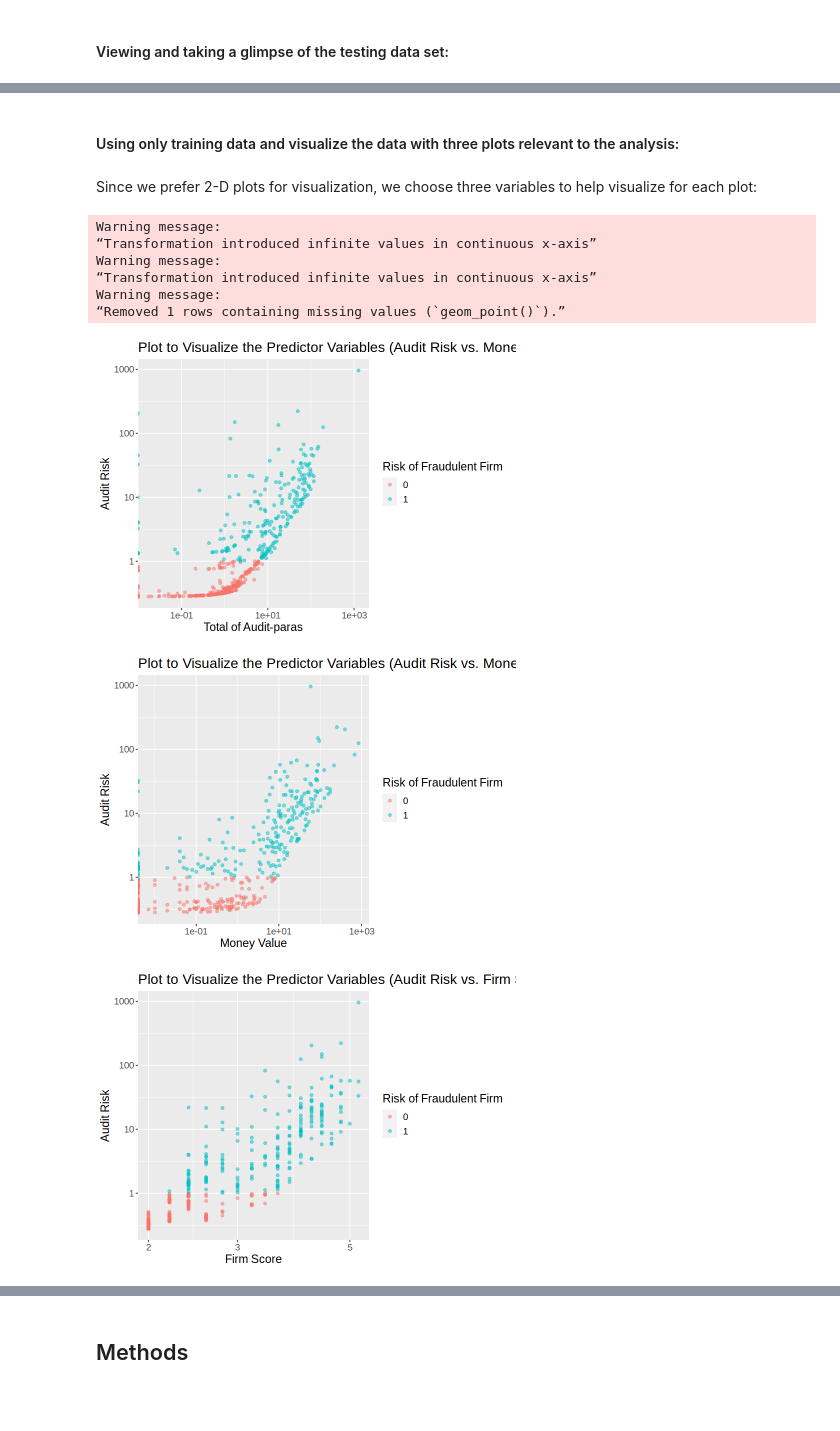
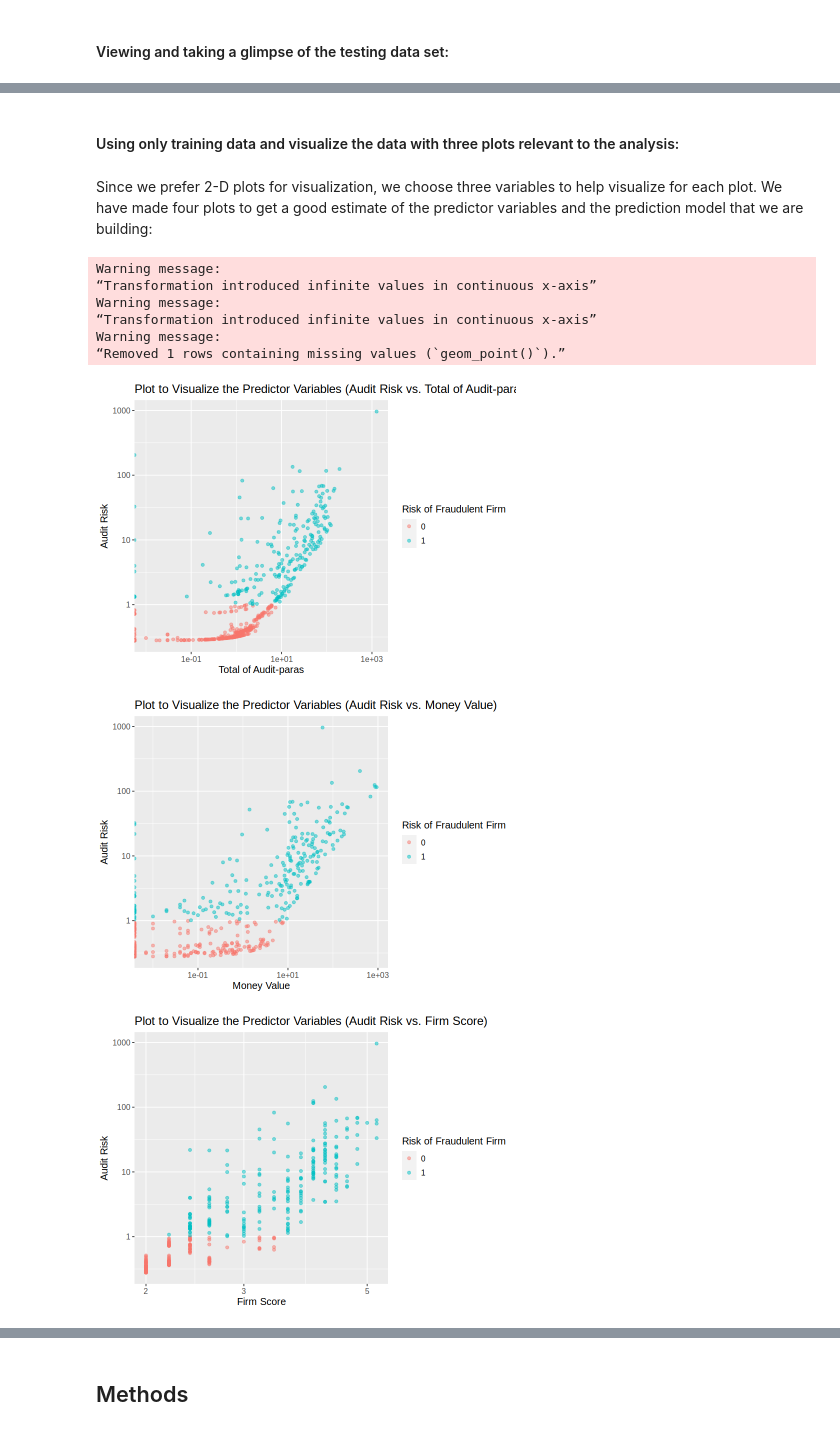
Before and after one commit to jennifertanojo/Classification-Model-for-Fraudulent-or-Non-fraudulent-Firms-in-Auditing, a Jupyter notebook: group_project_proposal.ipynb, the cells around one changed output, grey strips where cells are left out. Cells and saved outputs as stored; diff of their text form; code cells hidden in the pictures; blank space fills up the shorter version.

```diff
--- a/group_project_proposal.ipynb
+++ b/group_project_proposal.ipynb
@@ -46,6 +58,12 @@ A tibble: 6 × 27
 
 #### Cleaning and wrangling the data into a tidy format:
 # %%
+# first, we take a glimpse of the existing columns
+glimpse(audit)
+
+# since there was a duplicate of the probability column, we remove one of them
+audit <- audit |> select(-Prob)
+
 # cleaning and wrangling the data into a tidy format: tidying the column names
 colnames(audit) %<>% tolower
 head(audit)
@@ -159,0 +197,8 @@ $ risk           <fct> 1, 0, 0, 1, 1, 1, 1, 1, 1, 0, 1, 0, 1, 0, 0, 1, 0, 0, 0
+# %%
+# summarizing the training data--selecting the chosen predictor variables
+audit_training <- audit_training |> select(total, money_value, district_loss, history,
+                                           prob, score, inherent_risk, control_risk,
+                                           detection_risk, audit_risk, risk)
+
+glimpse(audit_training)
+head(audit_training)
@@ -162,8 +229,0 @@ $ risk           <fct> 1, 0, 0, 1, 1, 1, 1, 1, 1, 0, 1, 0, 1, 0, 0, 1, 0, 0, 0
-# %%
-# summarizing the training data--selecting the chosen predictor variables
-audit_training <- audit_training |> select(total, money_value, district_loss, history,
-                                           score, inherent_risk, control_risk,
-                                           detection_risk, audit_risk, risk)
-
-glimpse(audit_training)
-head(audit_training)
@@ -192,49 +230,49 @@ A tibble: 6 × 10
-# %% [markdown]
-#### Using only training data and visualize the data with three plots relevant to the analysis:
+# %% [markdown]
+#### Using only training data and visualize the data with three plots relevant to the analysis:
 # %% [markdown]
-Since we prefer 2-D plots for visualization, we choose three variables to help visualize for each plot:
+Since we prefer 2-D plots for visualization, we choose three variables to help visualize for each plot. We have made four plots to get a good estimate of the predictor variables and the prediction model that we are building:
 # %%
 # using scatter plots to visualize
 options(repr.plot.width = 7, repr.plot.height = 5)
 
 audit_training_plot0 <- audit_training |> ggplot(aes(x = total, y = audit_risk, color = risk)) +
                             geom_point(alpha = 0.5) + labs(x = "Total of Audit-paras", y = "Audit Risk",
-                                                        title = "Plot to Visualize the Predictor Variables (Audit Risk vs. Money Value)",
+                                                        title = "Plot to Visualize the Predictor Variables (Audit Risk vs. Total of Audit-paras)",
                                                         color = "Risk of Fraudulent Firm") +
                             scale_x_log10() + scale_y_log10() +
-                            theme(text = element_text(size = 14))
+                            theme(text = element_text(size = 12))
 audit_training_plot0
 
 audit_training_plot1 <- audit_training |> ggplot(aes(x = money_value, y = audit_risk, color = risk)) +
                             geom_point(alpha = 0.5) + labs(x = "Money Value", y = "Audit Risk",
                                                         title = "Plot to Visualize the Predictor Variables (Audit Risk vs. Money Value)",
                                                         color = "Risk of Fraudulent Firm") +
                             scale_x_log10() + scale_y_log10() +
-                            theme(text = element_text(size = 14))
+                            theme(text = element_text(size = 12))
 audit_training_plot1
 
 audit_training_plot2 <- audit_training |> ggplot(aes(x = score, y = audit_risk, color = risk)) +
                             geom_point(alpha = 0.5) + labs(x = "Firm Score", y = "Audit Risk",
                                                         title = "Plot to Visualize the Predictor Variables (Audit Risk vs. Firm Score)",
                                                         color = "Risk of Fraudulent Firm") +
                             scale_x_log10() + scale_y_log10() +
-                            theme(text = element_text(size = 14))
+                            theme(text = element_text(size = 12))
 audit_training_plot2
 
 audit_training_plot3 <- audit_training |> ggplot(aes(x = inherent_risk, y = audit_risk, color = risk)) +
                             geom_point(alpha = 0.5) + labs(x = "Inherent Risk", y = "Audit Risk",
                                                         title = "Plot to Visualize the Predictor Variables (Audit Risk vs. Inherent Risk)",
                                                         color = "Risk of Fraudulent Firm") +
                             scale_x_log10() + scale_y_log10() +
-                            theme(text = element_text(size = 14))
+                            theme(text = element_text(size = 12))
 audit_training_plot3
 # %% [output]
 Warning message:
 “Transformation introduced infinite values in continuous x-axis”
 Warning message:
 “Transformation introduced infinite values in continuous x-axis”
 Warning message:
 “Removed 1 rows containing missing values (`geom_point()`).”
-[figure, old version]
+[figure, new version]
-[figure, old version]
+[figure, new version]
-[figure, old version]
+[figure, new version]
```
Also changed, not shown: parts of 13 cells of this notebook.
